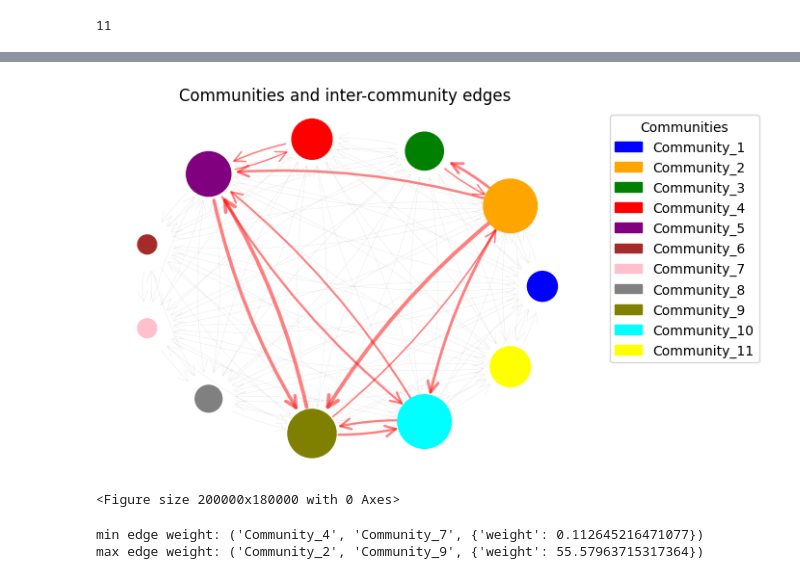
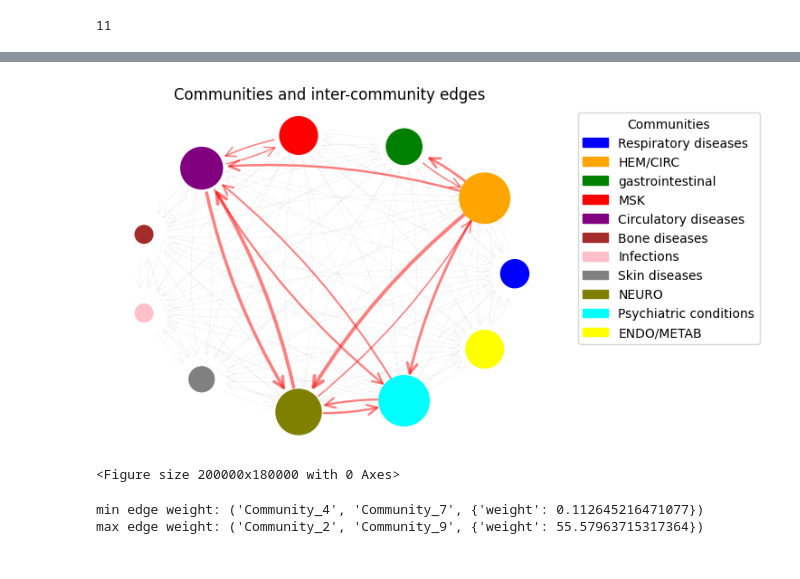
Before and after one commit to CristinaLiccia/co-morbidity-network-analysis, a Jupyter notebook: community_anlysis.ipynb, the cells around one changed output, grey strips where cells are left out. Drawn from its saved outputs; the diff is of its cells as text; code cells hidden in the pictures.

Commit message:
fix label

```diff
--- a/community_anlysis.ipynb
+++ b/community_anlysis.ipynb
@@ -89,12 +89,12 @@ comm_dict = {'Community_1': 'Respiratory diseases',
              'Community_3': 'gastrointestinal',
              'Community_4': 'MSK',
              'Community_5': 'Circulatory diseases',
-             'Community_6': 'Mental disorders',
-             'Community_7': 'Genitourinary diseases',
+             'Community_6': 'Bone diseases',
+             'Community_7': 'Infections',
              'Community_8': 'Skin diseases',
-             'Community_9': 'Musculoskeletal diseases',
-             'Community_10': 'Nervous system diseases',
-             'Community_11': 'Neoplasms'}
+             'Community_9': 'NEURO',
+             'Community_10': 'Psychiatric conditions',
+             'Community_11': 'ENDO/METAB'}
 #controllare da 5 in poi
 # %%
 #values of communities modularity
@@ -155,35 +155,36 @@ pos = nx.circular_layout(G_super)
 node_sizes = [data['size'] * 100 for _, data in G_super.nodes(data=True)]
 # Draw communities with assigned colors
 node_colors = [color_map[node] for node in G_super.nodes()]
 nx.draw_networkx_nodes(G_super, pos, node_size=node_sizes, node_color=node_colors)
 
 
 # Draw edges with width based on aggregated weight
 edge_widths = []
 for _, _, data in G_super.edges(data=True):
     if data['weight'] > (0.3*55):
         edge_widths.append(data['weight'] * 0.05)
     else:
         edge_widths.append(0.1)
 edge_color = []
 for _, _, data in G_super.edges(data=True):
     if data['weight'] > (0.3*55):
         edge_color.append('red')
     else:
         edge_color.append('grey')
 #edge_widths = [data['weight'] * 0.04 for _, _, data in G_super.edges(data=True)]
 nx.draw_networkx_edges(G_super, pos,width=edge_widths,edge_color= edge_color ,arrowstyle='->', arrowsize=20,
                        alpha = 0.5,connectionstyle='arc3, rad = 0.1', min_source_margin= 20, min_target_margin= 20) #width=edge_widths,
 
 # Add a legend
+community_labels = {community: comm_dict[community] for community in color_map.keys()}
 patches = [mpatches.Patch(color=color, label=community) for community, color in color_map.items()]
-plt.legend(handles=patches, title='Communities',bbox_to_anchor=(1.04, 1), loc="upper left")
+plt.legend(handles=patches, title='Communities',bbox_to_anchor=(1.04, 1), loc="upper left", labels=community_labels.values())
 plt.axis('off')
 plt.title('Communities and inter-community edges')
 plt.figure(figsize=(2000,1800))
 plt.show()
 # %% [output]
-[figure, old version]
+[figure, new version]
 <Figure size 200000x180000 with 0 Axes>
 # %%
 print(f"min edge weight: {min(G_super.edges(data=True), key=lambda x: x[2]['weight'])}")
```
Also changed, not shown: parts of 6 cells of this notebook.
